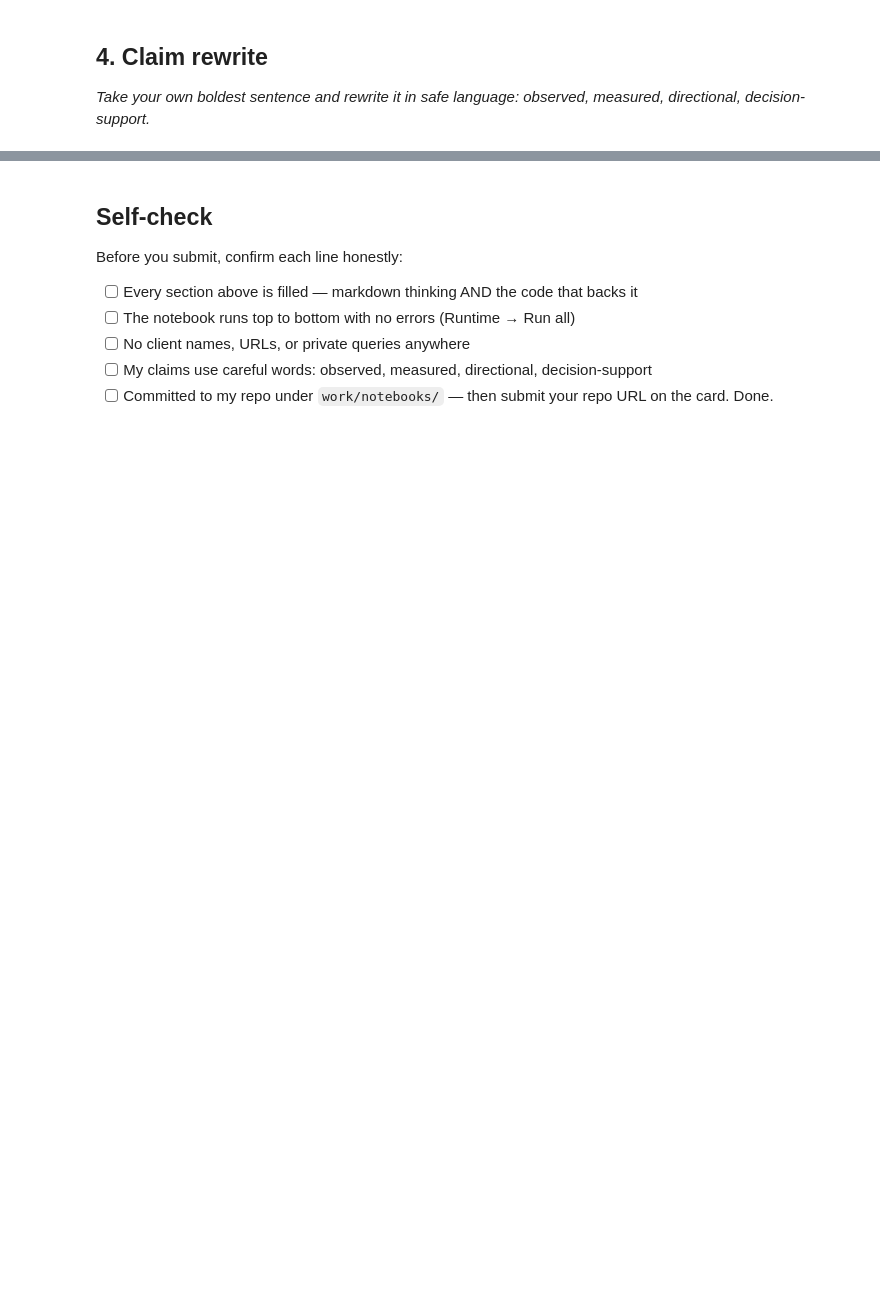
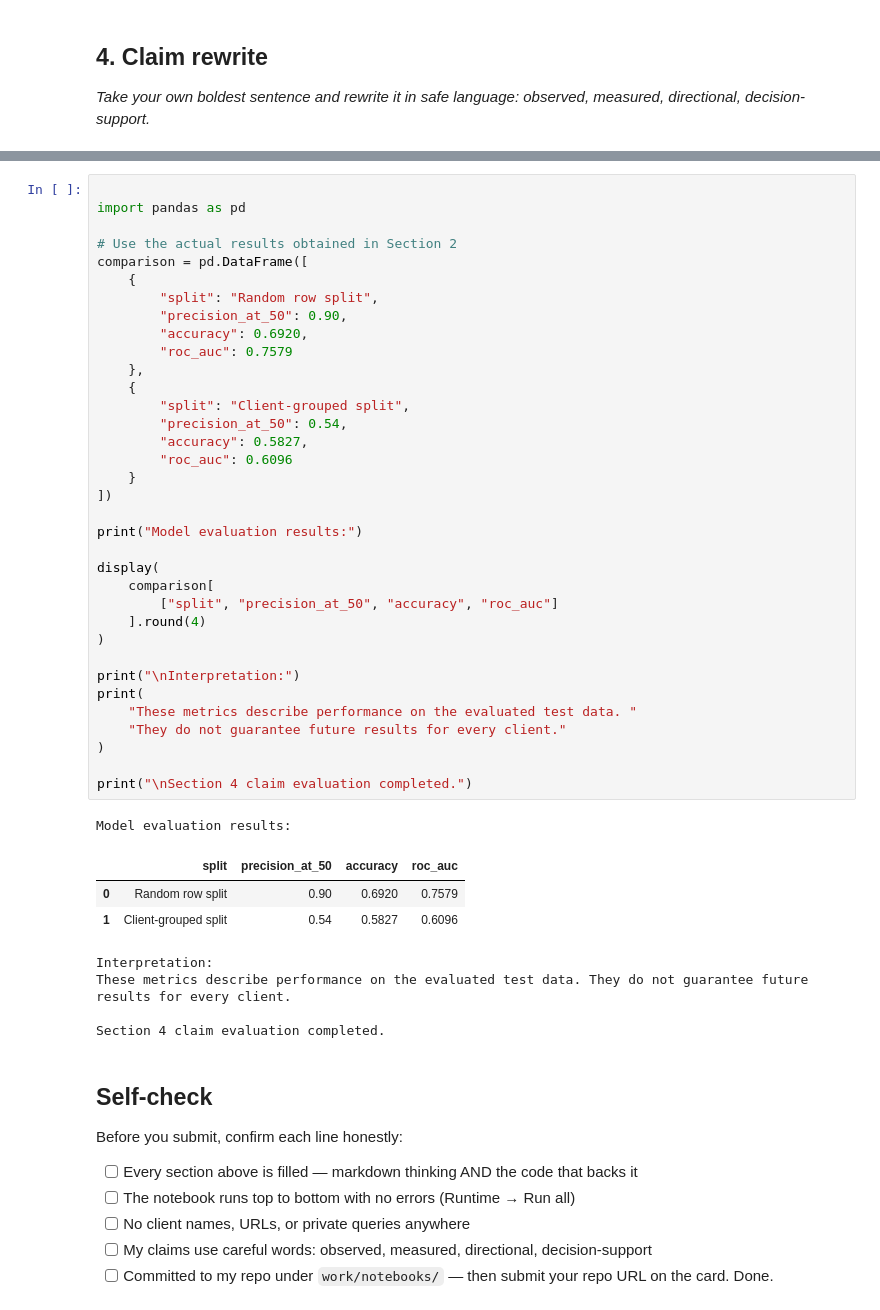
Before and after one commit to Pangakeerthi11/keerthi-flyrank-ml-internship-2026, a Jupyter notebook: work/notebooks/w06_validation_audit.ipynb, the cells around one changed output, grey strips where cells are left out. Drawn from its saved outputs; the diff is of its cells as text; blank space fills up the shorter version.

```diff
--- a/work/notebooks/w06_validation_audit.ipynb
+++ b/work/notebooks/w06_validation_audit.ipynb
@@ -37,3 +594,47 @@ This skeleton is yours to fill. Work the sections **in order** — each one has
+# %%
+
+import pandas as pd
+
+# Use the actual results obtained in Section 2
+comparison = pd.DataFrame([
+    {
+        "split": "Random row split",
+        "precision_at_50": 0.90,
+        "accuracy": 0.6920,
+        "roc_auc": 0.7579
+    },
+    {
+        "split": "Client-grouped split",
+        "precision_at_50": 0.54,
+        "accuracy": 0.5827,
+        "roc_auc": 0.6096
+    }
+])
+
+print("Model evaluation results:")
+
+display(
+    comparison[
+        ["split", "precision_at_50", "accuracy", "roc_auc"]
+    ].round(4)
+)
+
+print("\nInterpretation:")
+print(
+    "These metrics describe performance on the evaluated test data. "
+    "They do not guarantee future results for every client."
+)
+
+print("\nSection 4 claim evaluation completed.")
+# %% [output]
+Model evaluation results:
+|  | split | precision_at_50 | accuracy | roc_auc |
+| 0 | Random row split | 0.90 | 0.6920 | 0.7579 |
+| 1 | Client-grouped split | 0.54 | 0.5827 | 0.6096 |
+Interpretation:
+These metrics describe performance on the evaluated test data. They do not guarantee future results for every client.
+
+Section 4 claim evaluation completed.
 # %% [markdown]
 ## Self-check
 
```
Also changed, not shown: parts of 14 cells of this notebook.
